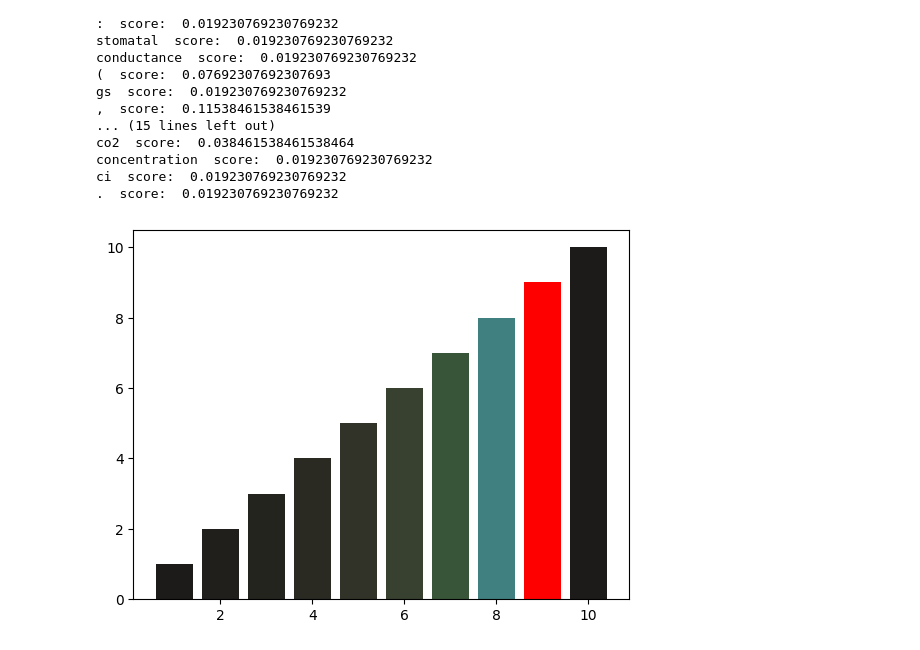
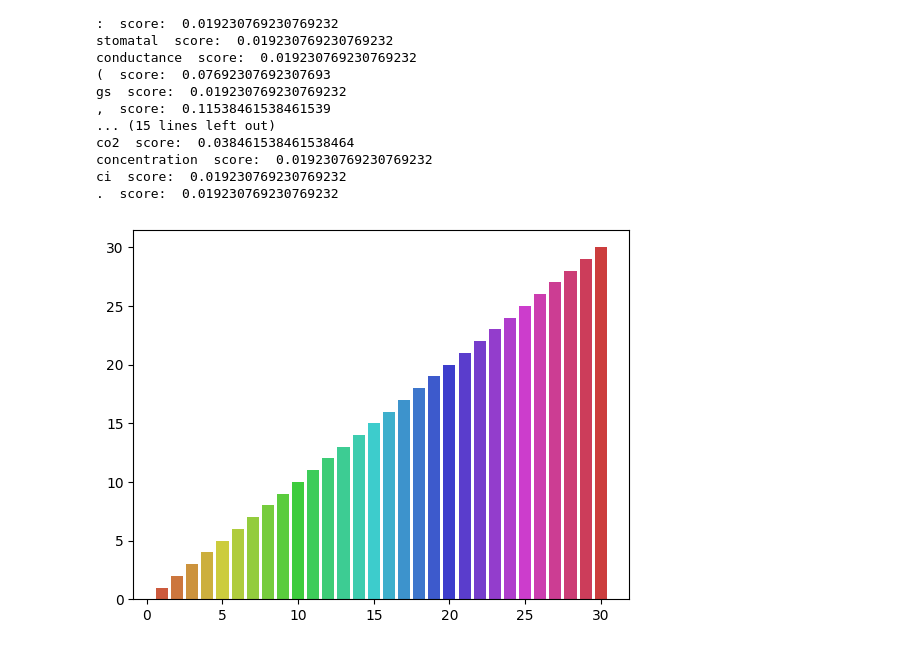
Before and after one commit to OliverKrieger/COM3029---NLP, a Jupyter notebook: cw/report/report_notebook.ipynb, the cells around one changed output. Saved outputs shown, nothing was run; the diff lists cells and outputs as text; code cells hidden in the pictures.

Commit message:
generate array of colours

```diff
--- a/cw/report/report_notebook.ipynb
+++ b/cw/report/report_notebook.ipynb
@@ -277,26 +277,31 @@ ci  score:  0.019230769230769232
 # %%
 import colorsys
 def hsv2rgb(h,s,v):
     return tuple(round(i * 255) for i in colorsys.hsv_to_rgb(h,s,v))
 
 def rgb_to_hex(r, g, b):
     return '#{:02x}{:02x}{:02x}'.format(r, g, b)
 
-bars_to_test = 10
-def generate_colour_array(amt:int):
+bars_to_test = 30
+def generate_colour_array(amt:int, saturation:float=0.75, lightness:float=0.75):
     color_arr = []
+    step = 1/amt
+    value = 0
     for i in reversed(range(amt)):
         if i != 0:
-            value = 1/i
-            c = hsv2rgb(value,value,value)
-            c = rgb_to_hex(c[0], c[1], c[2])
-            color_arr.append(c)
+            value += step # colour value
+        else:
+            value = 1 # eventually the index will be 0, then we just set colour to 1!
+        # first value controls colour, second value control saturation, third value controls lightness (0 - black, 1 - white)
+        c = hsv2rgb(value,saturation,lightness) # generate rgb from hsv
+        c = rgb_to_hex(c[0], c[1], c[2]) # generate hex from rgb
+        color_arr.append(c)
     return color_arr
 
 k = [i+1 for i in range(bars_to_test)]
 v = [i+1 for i in range(bars_to_test)]
 
-plt.bar(k, v, color=generate_colour_array(bars_to_test))
+plt.bar(k, v, color=generate_colour_array(bars_to_test, saturation=.7, lightness=.8))
 plt.show()
 # %% [output]
-[figure, old version]
+[figure, new version]
```
Also changed, not shown: parts of 1 cell of this notebook.
